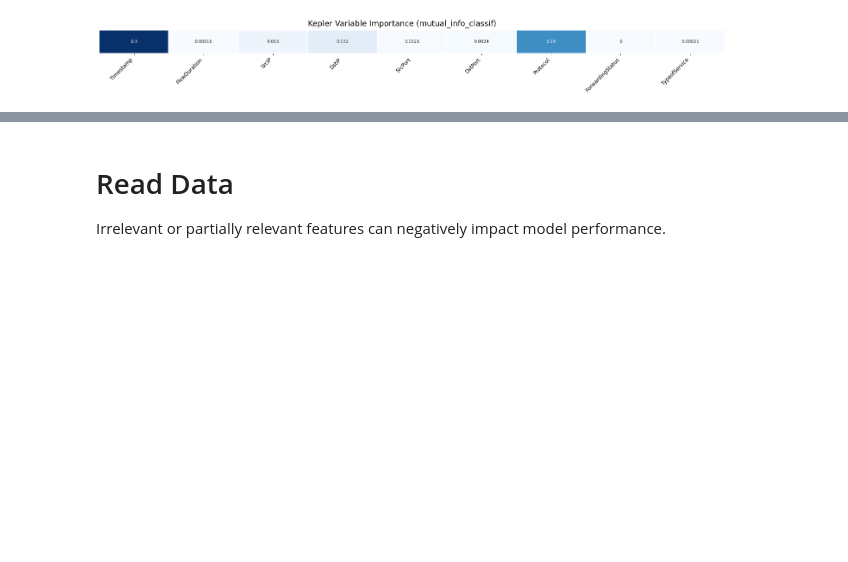
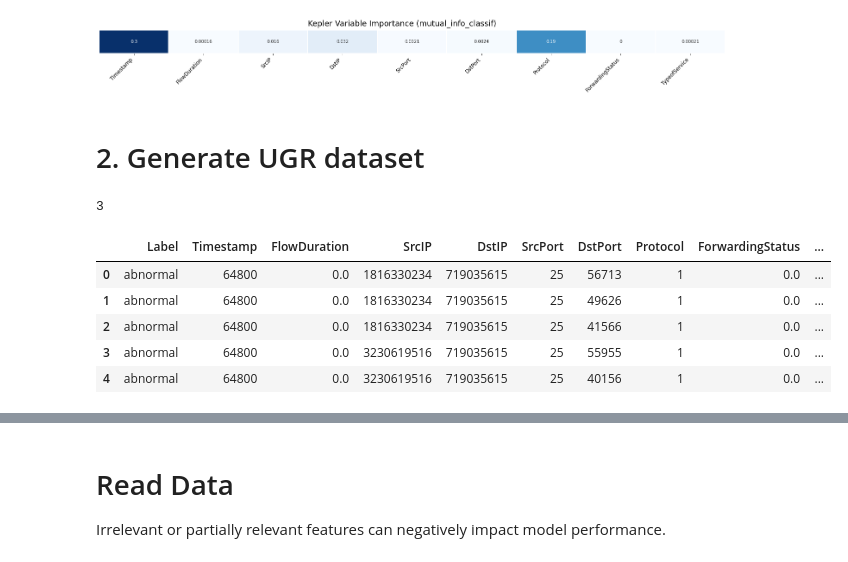
Before and after one commit to c-zhong/UGR-AIX, a Jupyter notebook: feature_selection.ipynb, the cells around one changed output, grey strips where cells are left out. Cells and saved outputs as stored; diff of their text form; code cells hidden in the pictures; blank space fills up the shorter version.

Commit message:
add feature selection

```diff
--- a/feature_selection.ipynb
+++ b/feature_selection.ipynb
@@ -188,3 +188,34 @@ plt.gca().set_xticklabels(data.columns[1:], rotation=45, ha='right', fontsize=12
 plt.gcf().subplots_adjust(wspace=0.2)
 # %% [output]
 [figure]
+# %% [markdown]
+# 2. Generate UGR dataset
+# %%
+import os
+import pandas as pd
+import scipy as sp
+import numpy as np
+from sklearn.preprocessing import MinMaxScaler
+from pandas import read_csv
+import glob
+from matplotlib import pyplot as plt
+
+
+path = './UGRdata/select_318_18_20/'
+all_files = glob.glob(os.path.join(path, "*.csv"))
+print(len(all_files))
+
+df_from_each_file = (pd.read_csv(f) for f in all_files)
+data = pd.concat(df_from_each_file, ignore_index=True)
+# %% [output]
+3
+# %%
+data.head()
+#data.shape
+# %% [output]
+|  | Label | Timestamp | FlowDuration | SrcIP | DstIP | SrcPort | DstPort | Protocol | ForwardingStatus | ... |
+| 0 | abnormal | 64800 | 0.0 | 1816330234 | 719035615 | 25 | 56713 | 1 | 0.0 | ... |
+| 1 | abnormal | 64800 | 0.0 | 1816330234 | 719035615 | 25 | 49626 | 1 | 0.0 | ... |
+| 2 | abnormal | 64800 | 0.0 | 1816330234 | 719035615 | 25 | 41566 | 1 | 0.0 | ... |
+| 3 | abnormal | 64800 | 0.0 | 3230619516 | 719035615 | 25 | 55955 | 1 | 0.0 | ... |
+| 4 | abnormal | 64800 | 0.0 | 3230619516 | 719035615 | 25 | 40156 | 1 | 0.0 | ... |
```
Also changed, not shown: parts of 25 cells of this notebook, 3 other files.
